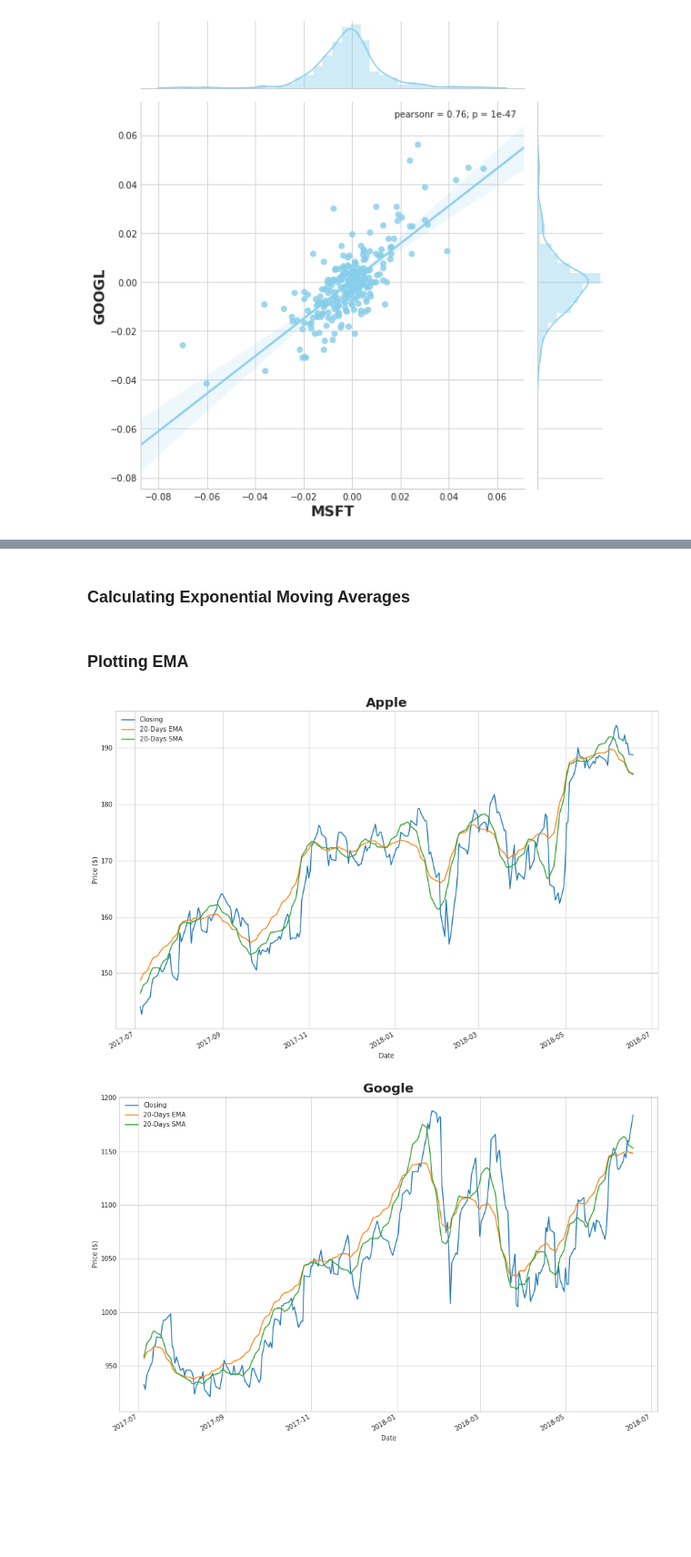
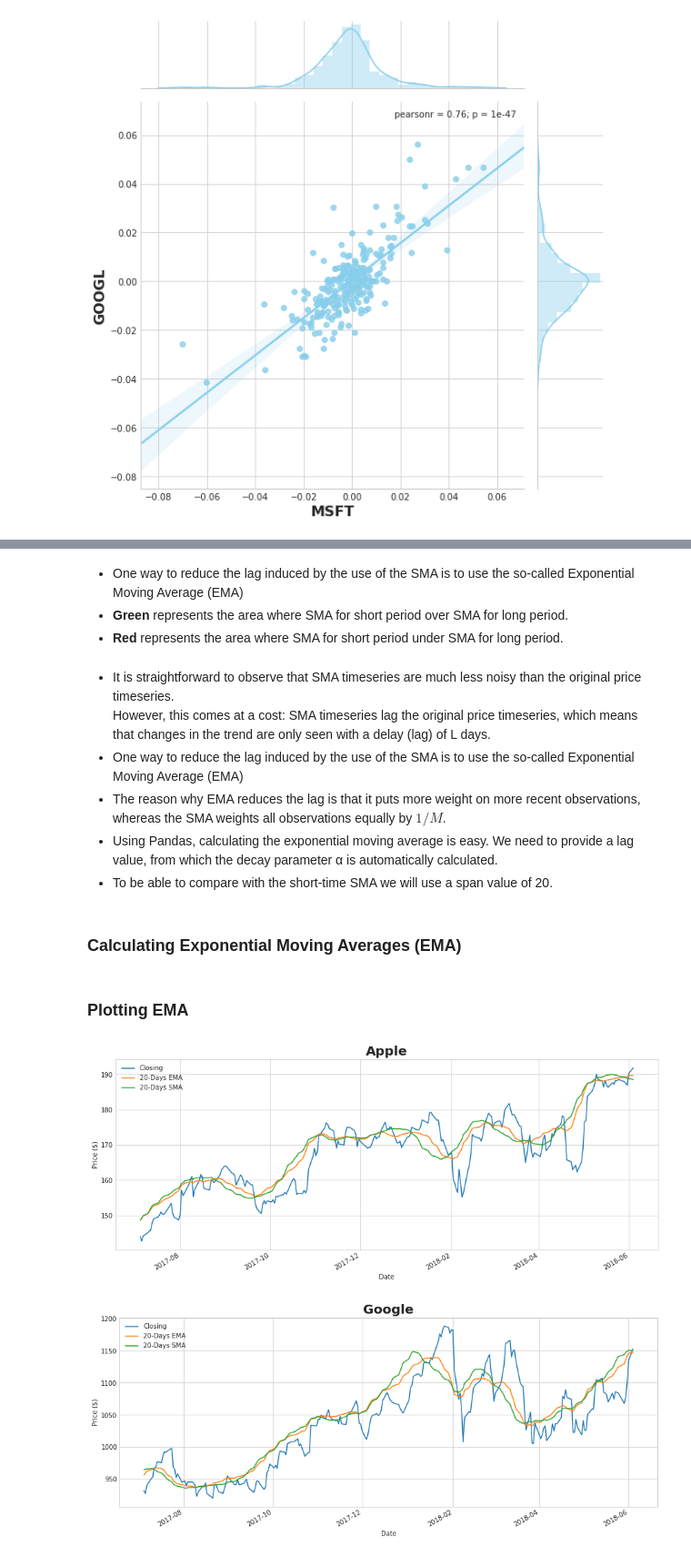
Before and after one commit to abhie-lp/FINANCE_PROJECT, a Jupyter notebook: Code.ipynb, the cells around one changed output, grey strips where cells are left out. Shown at 91% size. Saved outputs shown, nothing was run; the diff lists cells and outputs as text; code cells hidden in the pictures; blank space fills up the shorter version.

```diff
--- a/Code.ipynb
+++ b/Code.ipynb
@@ -304,11 +315,11 @@ start = str(long_rolling.index[0]).split()[0]                               # Da
 # %%
 for i in range(3):
-    close_price.loc[start:, company_code[i]].plot(x=close_price.loc[start:, company_code[i]].index, label="Close", color="black")
-    short_rolling.loc[start:, company_code[i]].plot(x=short_rolling.loc[start:, company_code[i]].index, label="10 Days SMA")
-    long_rolling.loc[start:, company_code[i]].plot(x=long_rolling.loc[start:, company_code[i]].index, label="50 Days SMA", figsize=(15, 10))
-    plt.fill_between(x=long_rolling.loc[start:, company_code[i]].index, y1=short_rolling.loc[start:, company_code[i]], y2=long_rolling.loc[start:, company_code[i]], where=long_rolling.loc[start:, company_code[i]] > short_rolling.loc[start:, company_code[i]], facecolor='red', interpolate=True)
-    plt.fill_between(x=long_rolling.loc[start:, company_code[i]].index, y1=short_rolling.loc[start:, company_code[i]], y2=long_rolling.loc[start:, company_code[i]], where=long_rolling.loc[start:, company_code[i]] < short_rolling.loc[start:, company_code[i]], facecolor='blue', interpolate=True)
-    plt.title(company_code[i])
+    close_price.loc[start:, abbr[i]].plot(x=close_price.loc[start:, abbr[i]].index, label="Close", color="black")
+    sma_s.loc[start:, abbr[i]].plot(x=sma_s.loc[start:, abbr[i]].index, label="10 Days SMA", color="darkgreen")
+    sma_l.loc[start:, abbr[i]].plot(x=sma_l.loc[start:, abbr[i]].index, label="50 Days SMA", figsize=(15, 6), color="red")
+    plt.fill_between(x=sma_l.loc[start:, abbr[i]].index, y1=sma_s.loc[start:, abbr[i]], y2=sma_l.loc[start:, abbr[i]], where=sma_l.loc[start:, abbr[i]] > sma_s.loc[start:, abbr[i]], facecolor='tomato', interpolate=True)
+    plt.fill_between(x=sma_l.loc[start:, abbr[i]].index, y1=sma_s.loc[start:, abbr[i]], y2=sma_l.loc[start:, abbr[i]], where=sma_l.loc[start:, abbr[i]] < sma_s.loc[start:, abbr[i]], facecolor='lightgreen', interpolate=True)
+    plt.title(abbr[i])
     plt.legend()
     plt.show()
 # %% [output]
@@ -318,20 +329,32 @@ for i in range(3):
+# %% [markdown]
+- One way to reduce the lag induced by the use of the SMA is to use the so-called Exponential Moving Average (EMA)
+- <b>Green</b> represents the area where SMA for short period over SMA for long period.
+- <b>Red</b> represents the area where SMA for short period under SMA for long period.
+# %% [markdown]
+- It is straightforward to observe that SMA timeseries are much less noisy than the original price timeseries.<br> However, this comes at a cost: SMA timeseries lag the original price timeseries, which means that changes in the trend are only seen with a delay (lag) of L days.
+- One way to reduce the lag induced by the use of the SMA is to use the so-called Exponential Moving Average (EMA)
+- The reason why EMA reduces the lag is that it puts more weight on more recent observations, whereas the SMA weights all observations equally by <b>${1/M}$</b>.
+- Using Pandas, calculating the exponential moving average is easy. We need to provide a lag value, from which the decay parameter α is automatically calculated.
+- To be able to compare with the short-time SMA we will use a span value of 20.
 # %% [markdown]
-### Calculating Exponential Moving Averages
+### Calculating Exponential Moving Averages (EMA)
 # %%
-ema_short = close_price.ewm(span=20, adjust=False).mean()
+ema_s = close_price.ewm(span=20, adjust=False).mean()                         # EMA for 20 Days
+# %%
+sma_s = close_price.rolling(window=20).mean().dropna(how="any")           # SMA for 20 Days
 # %%
-start = start = str(short_rolling.index[0]).split()[0]
+start = start = str(sma_s.index[0]).split()[0]
 # %% [markdown]
 ### Plotting EMA
 # %%
 for i in range(3):
-    close_price.loc[start:, company_code[i]].plot(x=close_price.loc[start:].index, label="Closing")
-    ema_short.loc[start:, company_code[i]].plot(x=long_rolling.loc[start:].index, label="20-Days EMA")
-    short_rolling.loc[start:, company_code[i]].plot(x=short_rolling.loc[start:].index,  label="20-Days SMA", grid=True,figsize=(15, 10))
+    close_price.loc[start:, abbr[i]].plot(x=close_price.loc[start:].index, label="Closing")
+    ema_s.loc[start:, abbr[i]].plot(x=sma_l.loc[start:].index, label="20-Days EMA")
+    sma_s.loc[start:, abbr[i]].plot(x=sma_s.loc[start:].index,  label="20-Days SMA", grid=True,figsize=(15, 6))
     plt.ylabel("Price ($)")
-    plt.title("{}".format(company_name[i]), fontsize=20, fontweight="bold")
+    plt.title("{}".format(name[i]), fontsize=20, fontweight="bold")
     plt.legend(loc="upper left")
     plt.show()
 # %% [output]
-[figure, old version]
+[figure, new version]
-[figure, old version]
+[figure, new version]
```
Also changed, not shown: parts of 31 cells of this notebook.
